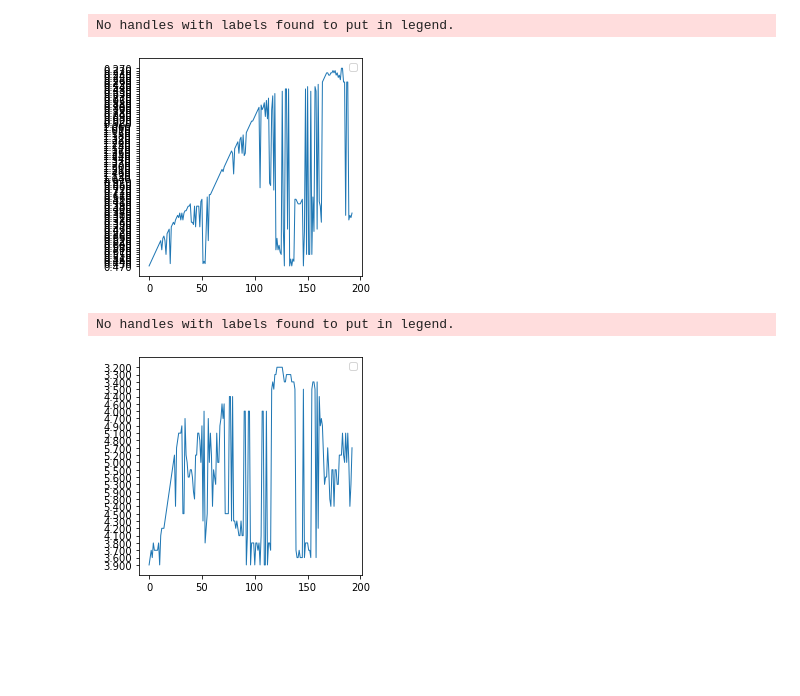
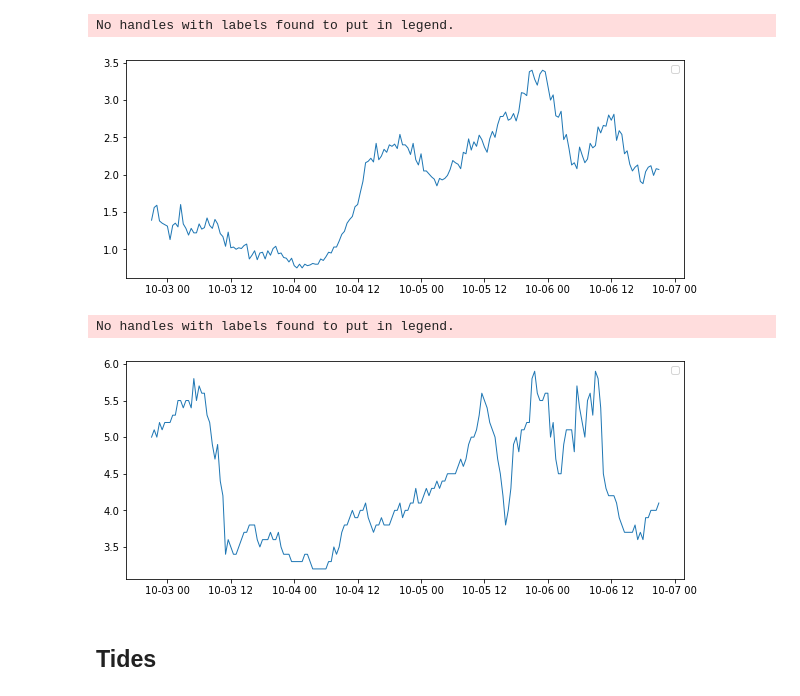
Before and after one commit to DarthurT/CCO-API, a Jupyter notebook: src/Run_and_query_API.ipynb, the cells around one changed output. Saved outputs shown, nothing was run; the diff lists cells and outputs as text; code cells hidden in the pictures; blank space fills up the shorter version.

Commit message:
tides

```diff
--- a/src/Run_and_query_API.ipynb
+++ b/src/Run_and_query_API.ipynb
@@ -2,7 +2,10 @@
 import requests
 import json
 import xmltodict
-r = requests.get("https://data.channelcoast.org/observations/waves/latest?key=6cefd36d8e12a4dead4cf06d4dbd09c0&sensor=Dawlish&duration=96")
+import pandas as pd
+import datetime
+
+r = requests.get("https://data.channelcoast.org/observations/waves/latest?key=6cefd36d8e12a4dead4cf06d4dbd09c0&sensor=Perranporth&duration=96")
 decoded = r.content.decode('utf-8')
 response_json = json.loads(json.dumps(xmltodict.parse(decoded)))
 
@@ -12,37 +15,34 @@ waves_time = []
 waves_te = []
 for nn in range(0,len(hold),1):
     row_nn = hold[nn]
-    hs = row_nn['ms:waves']['ms:hs'] #Wave height
-    te = row_nn['ms:waves']['ms:te'] #Energy period
+    hs = float(row_nn['ms:waves']['ms:hs']) #Wave height
+    te = float(row_nn['ms:waves']['ms:te']) #Energy period
     time = row_nn['ms:waves']['ms:date']
     waves_hs.append(hs)
     waves_time.append(time)
     waves_te.append(te)
+
+
+datestamp = pd.to_datetime(waves_time, format='%Y%m%d#%H%M%S')
 # %%
 from matplotlib.ticker import AutoMinorLocator
 import matplotlib.pyplot as plt
 
 
 fig, axs = plt.subplots(sharex=True)
-#axs.plot(freq_raw,Syy_raw , linewidth = 1, label = '1d')
-#axs.plot(freq_raw,hold*0.17453294 , linewidth = 1, label = '2d')
-axs.plot(waves_hs, linewidth = 1)
-#axs.plot(freq_raw_part,Syy_raw_part, linewidth = 1, label = 'trans')
+axs.plot(datestamp,waves_hs, linewidth = 1)
 axs.legend()
-#axs.set_title(target_date)
-fig.set_size_inches(4,4)
+fig.set_size_inches(10,4)
 # %% [output]
 No handles with labels found to put in legend.
-[figure, old version]
+[figure, new version]
 # %%
 fig, axs = plt.subplots(sharex=True)
-#axs.plot(freq_raw,Syy_raw , linewidth = 1, label = '1d')
-#axs.plot(freq_raw,hold*0.17453294 , linewidth = 1, label = '2d')
-axs.plot(waves_te, linewidth = 1)
-#axs.plot(freq_raw_part,Syy_raw_part, linewidth = 1, label = 'trans')
+axs.plot(datestamp, waves_te, linewidth = 1)
 axs.legend()
-#axs.set_title(target_date)
-fig.set_size_inches(4,4)
+fig.set_size_inches(10,4)
 # %% [output]
 No handles with labels found to put in legend.
-[figure, old version]
+[figure, new version]
+# %% [markdown]
+## Tides
```
Also changed, not shown: parts of 2 cells of this notebook.
